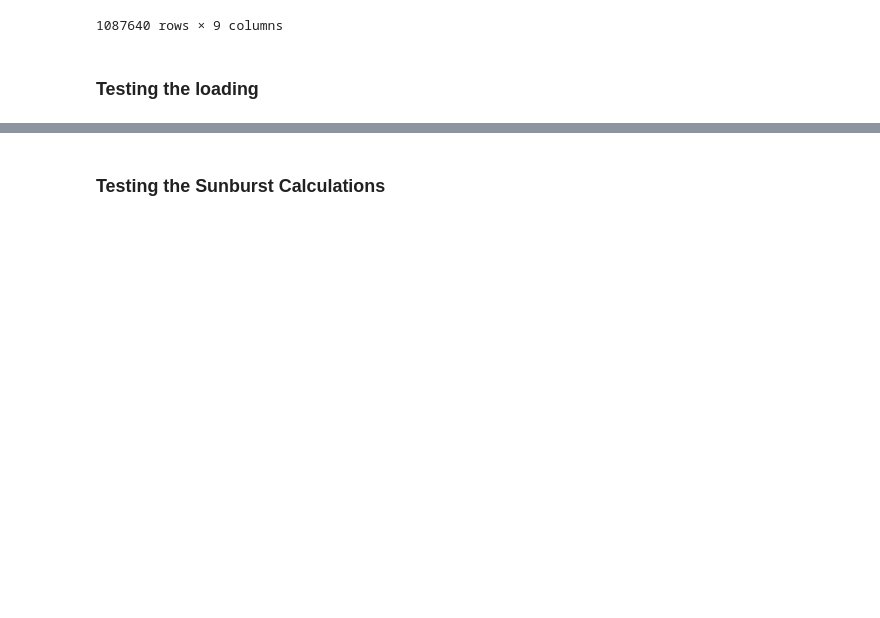
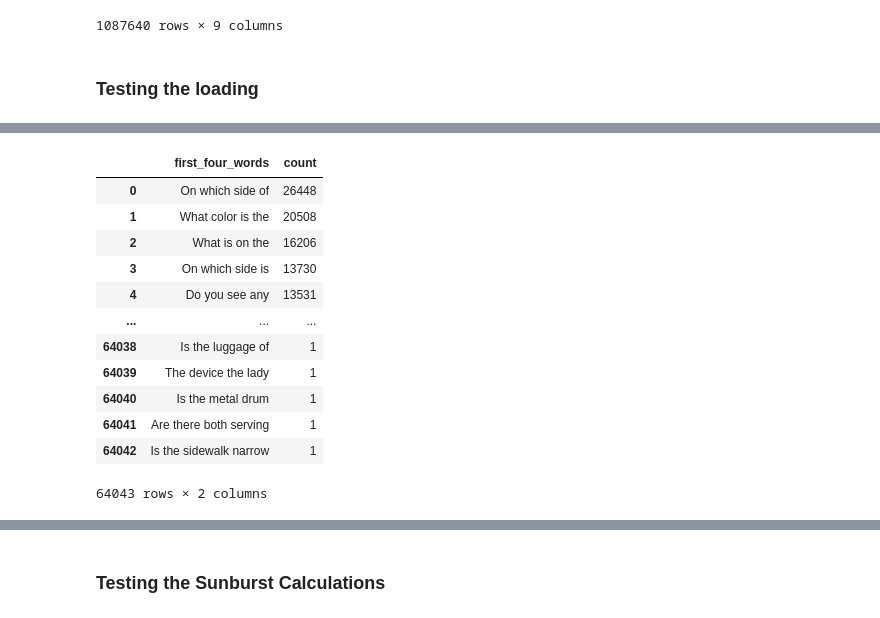
Before and after one commit to MagnusOstertag/GQA_reproduction, a Jupyter notebook: figures.ipynb, the cells around one changed output, grey strips where cells are left out. Cells and saved outputs as stored; diff of their text form; code cells hidden in the pictures; blank space fills up the shorter version.

```diff
--- a/figures.ipynb
+++ b/figures.ipynb
@@ -192,15 +211,29 @@ Name: 20602949, dtype: object
 # %%
 # create a dataframe for the sunburst diagram: first words, then their corresponding value up to a cut-off
 # the cut-off is 0.1% of the total number of questions
 
 # extract the first four words from the question_text
-gqa_question_stats['first_four_words'] = gqa_question_stats['question_text'].str.split().apply(lambda x: ' '.join(x[:4]))
+gqa_questions_balanced['first_four_words'] = gqa_questions_balanced['question_text'].str.split().apply(lambda x: ' '.join(x[:4]))
 
 # count occurences
-word_counts = gqa_question_stats['first_four_words'].value_counts().reset_index()
+word_counts = gqa_questions_balanced['first_four_words'].value_counts().reset_index()
 word_counts.columns = ['first_four_words', 'count']
 
 word_counts
+# %% [output]
+|  | first_four_words | count |
+| 0 | On which side of | 26448 |
+| 1 | What color is the | 20508 |
+| 2 | What is on the | 16206 |
+| 3 | On which side is | 13730 |
+| 4 | Do you see any | 13531 |
+| ... | ... | ... |
+| 64038 | Is the luggage of | 1 |
+| 64039 | The device the lady | 1 |
+| 64040 | Is the metal drum | 1 |
+| 64041 | Are there both serving | 1 |
+| 64042 | Is the sidewalk narrow | 1 |
+64043 rows × 2 columns
 # %%
 # create a new dataframe with the necessary info
 sunburst_df = pd.DataFrame(columns=['first_words', 'second_words', 'third_words', 'fourth_words', 'count'])
```
Also changed, not shown: parts of 29 cells of this notebook, 2 other files.
